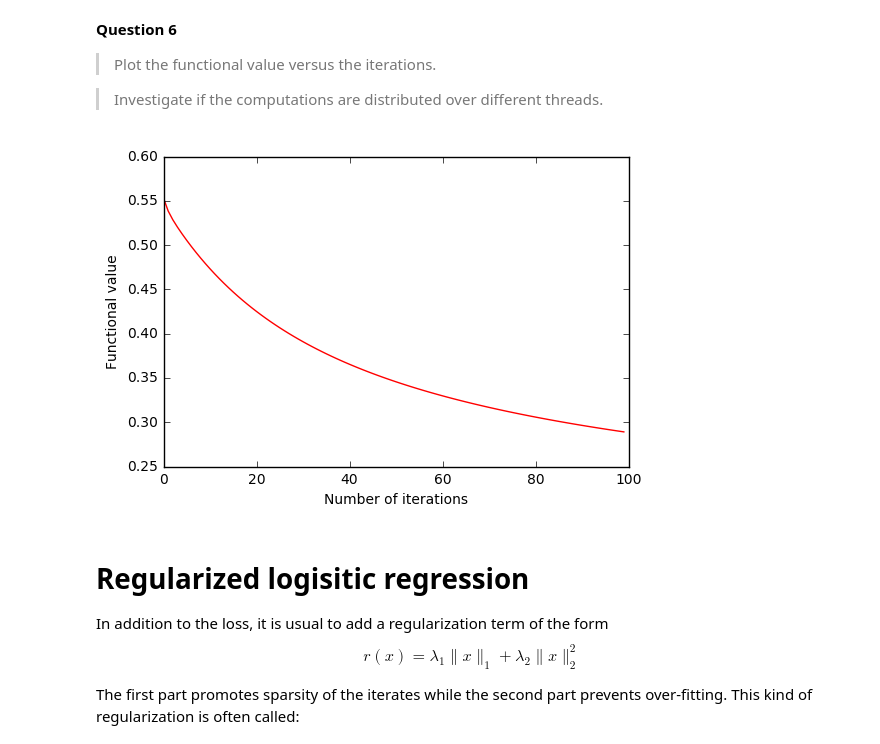
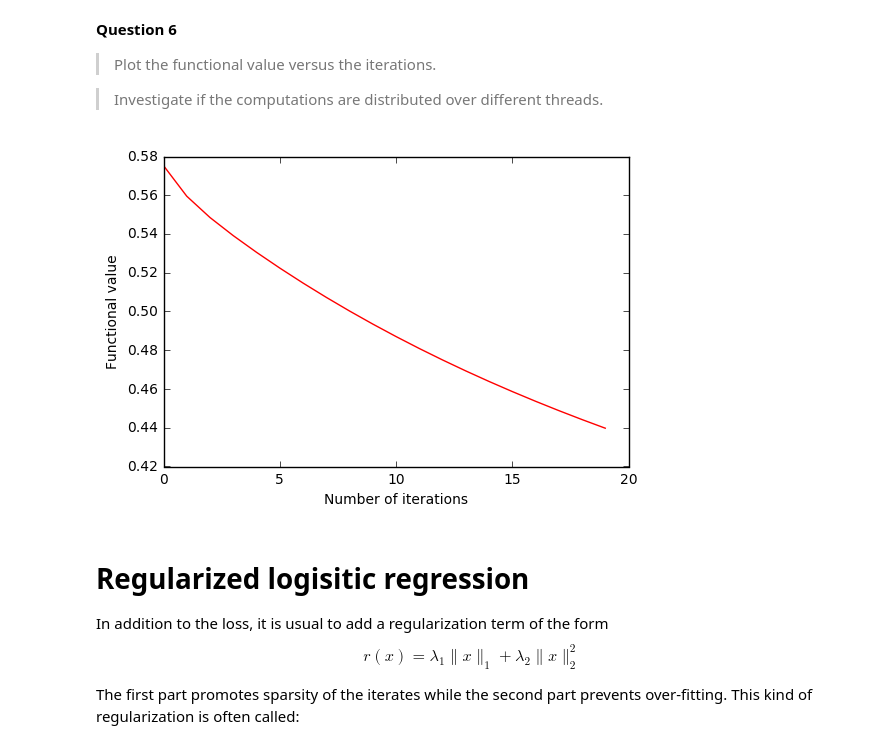
Before and after one commit to sialar/DCO, a Jupyter notebook: notebook/02_classification.ipynb, the cells around one changed output. Cells and saved outputs as stored; diff of their text form; code cells hidden in the pictures.

```diff
--- a/02_classification.ipynb
+++ b/notebook/02_classification.ipynb
@@ -207,7 +204,7 @@ def logistic_loss_per_example(example,x):
 def randomArray(size) :
     x = np.zeros(size)
     for i in range(1,size) :
-        x[i] = uniform(0,1)
+        x[i] = uniform(-10,10)
     return x
 
 size = trainingData.first().features.size
@@ -280,16 +294,16 @@ __Question 6__
 # %%
 import matplotlib.pyplot as plt
 %matplotlib inline
 
-MAX_ITER = 100
+MAX_ITER = 20
 plt.figure()
 plt.plot(range(MAX_ITER), f_tab, color="red", linewidth=1.0, linestyle="-")
 plt.xlim(0, MAX_ITER)
 plt.xlabel('Number of iterations')
 plt.ylabel('Functional value')
 plt.show()
 # %% [output]
-[figure, old version]
+[figure, new version]
 # %% [markdown]
 # Regularized logisitic regression
 
```
Also changed, not shown: parts of 10 cells of this notebook, 9 other files.
